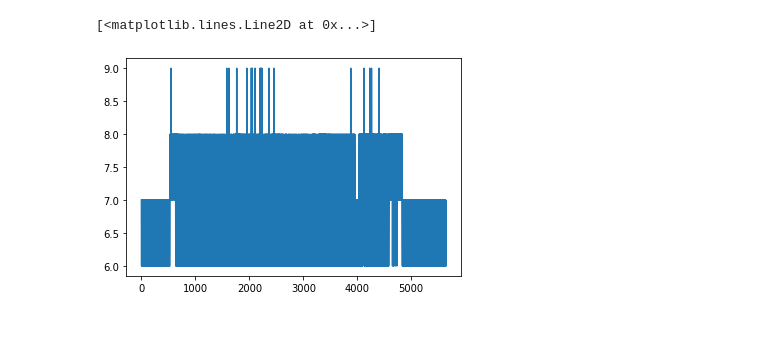
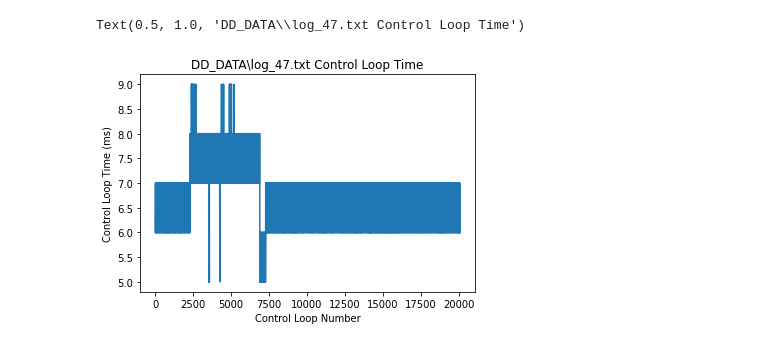
Before and after one commit to Bruin-Racing-Baja/MOAT, a Jupyter notebook: data_analysis/Data analysis.ipynb, the cells around one changed output. Drawn from its saved outputs; the diff is of its cells as text; code cells hidden in the pictures.

Commit message:
Worked more on auto graphing

```diff
--- a/data_analysis/Data analysis.ipynb
+++ b/data_analysis/Data analysis.ipynb
@@ -4,7 +4,7 @@
 #can be found here. Change the values, then go and run all
 
 #Location to load data from (.txt file, make sure there is no text besides the first four rows)
-file_path = 'DD_DATA\log_18.txt'
+file_path = 'DD_DATA\log_47.txt'
 
 #List of all properties collected in the log, IN ORDER
 properties = [
@@ -49,10 +49,13 @@ auto_graphs = [("s_time", "rpm"),
 # All points will be graphed vs the x value passed
 multi_auto_graphs = [("s_time", "rpm", "enc_pos"),
                     ("s_time", "rpm", "act_vel"),
+                    ("s_time", "o_curr", "act_vel"),
+                    ("s_time", "enc_pos", "in_trig", "out_trig"),
+                    ("s_time", "estop", "enc_pos"),
                     ]
 
 auto_crop = False #Auto crops based off of status codes and applies to all auto-generated graphs
-manual_crop = () #Add values to tuple in format (start, stop) to manually set crop (recommend plotting property vs index)
+manual_crop = (1000, 8000) #Add values to tuple in format (start, stop) to manually set crop (recommend plotting property vs index)
 #Note: Turning auto crop off and leaving manual crop empty will produce graphs with no cropping
 
 leading_indeces = 40 #Sets how many data points to include before and after the status code starts to change
@@ -208,8 +216,11 @@ for x, *args in multi_auto_graphs:
 # %%
 plt.plot(data["f_time"] - data["s_time"])
+plt.ylabel("Control Loop Time (ms)")
+plt.xlabel("Control Loop Number")
+plt.title(file_path + " Control Loop Time")
 # %% [output]
-[<matplotlib.lines.Line2D at 0x...>]
+Text(0.5, 1.0, 'DD_DATA\\log_47.txt Control Loop Time')
-[figure, old version]
+[figure, new version]
 # %%
 #rpm and actuator shift speed graph
 plt.plot(data["time_s"][crop_start:crop_end], normalized_data["rpm"][crop_start:crop_end], label = "rpm")
```
Also changed, not shown: parts of 6 cells of this notebook, 3 other files.
